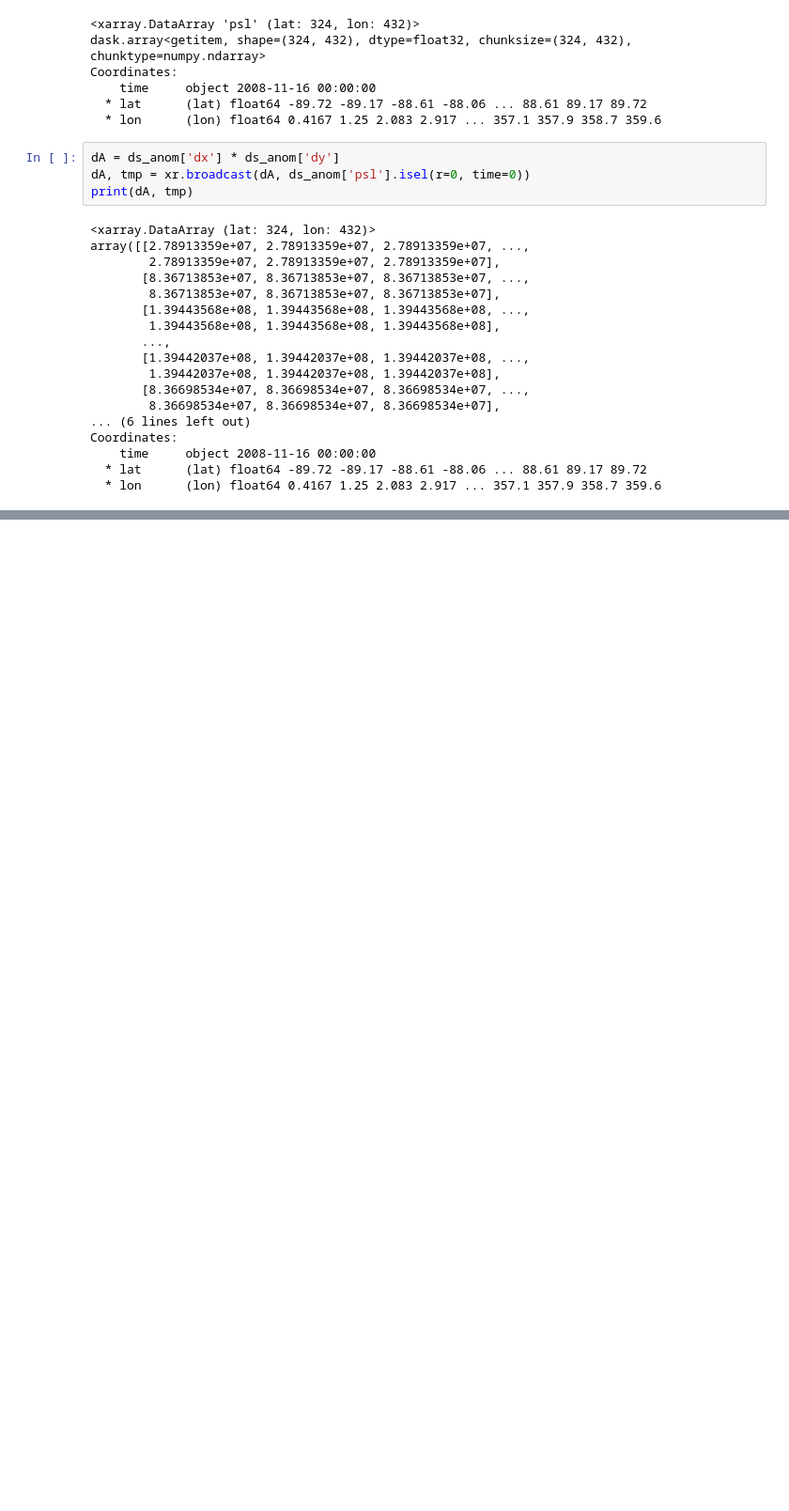
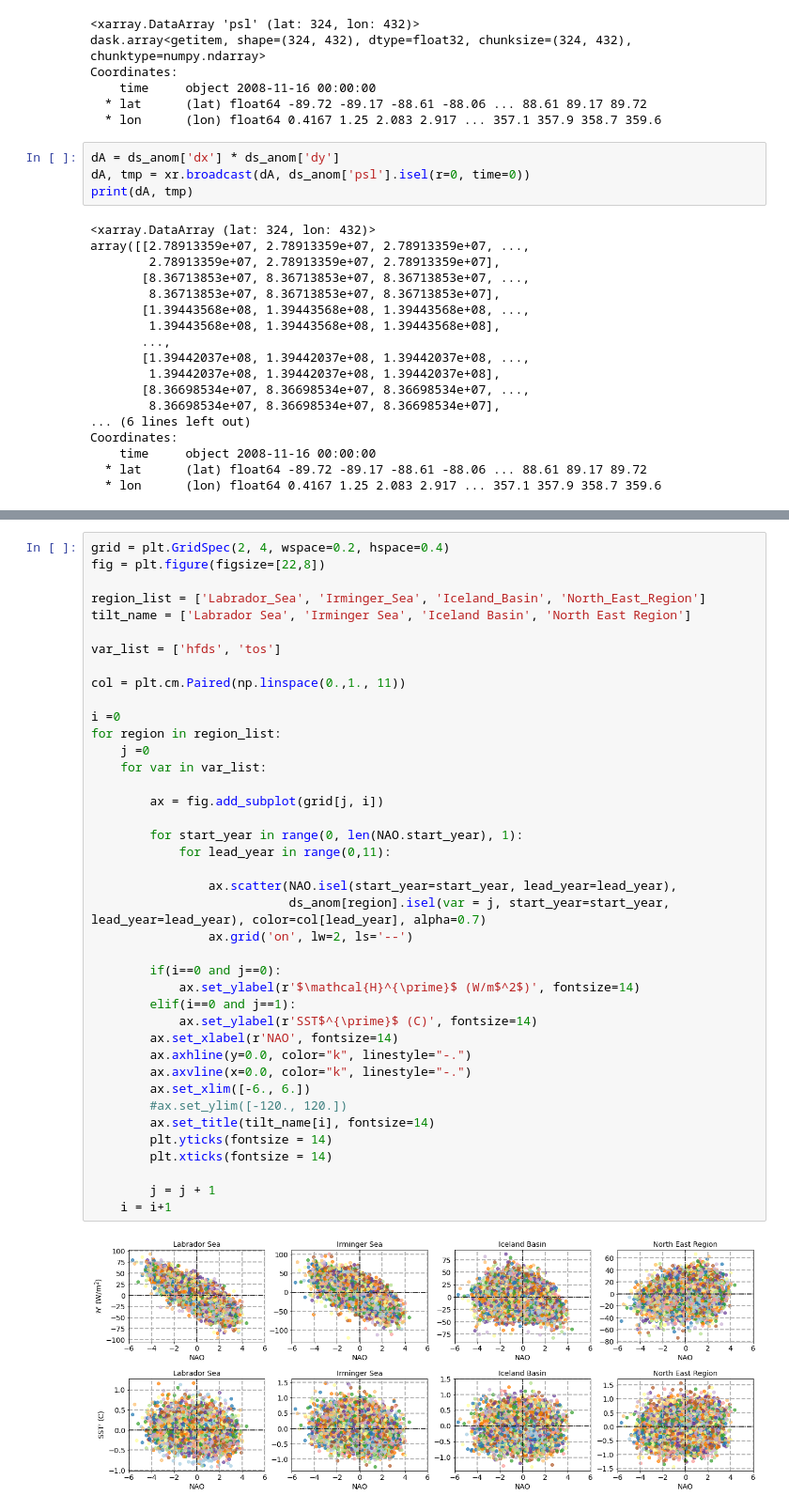
Before and after one commit to hmkhatri/AMOC_Variability_DePreSys_MET, a Jupyter notebook: Notebooks/Quick_Checks/07_Check_NAO_compute.ipynb, the cells around one changed output, grey strips where cells are left out. Shown at 94% size. Saved outputs shown, nothing was run; the diff lists cells and outputs as text; blank space fills up the shorter version.

```diff
--- a/Notebooks/Quick_Checks/07_Check_NAO_compute.ipynb
+++ b/Notebooks/Quick_Checks/07_Check_NAO_compute.ipynb
@@ -218,0 +311,42 @@ Coordinates:
+# %%
+grid = plt.GridSpec(2, 4, wspace=0.2, hspace=0.4)
+fig = plt.figure(figsize=[22,8])
+
+region_list = ['Labrador_Sea', 'Irminger_Sea', 'Iceland_Basin', 'North_East_Region']
+tilt_name = ['Labrador Sea', 'Irminger Sea', 'Iceland Basin', 'North East Region']
+
+var_list = ['hfds', 'tos']
+
+col = plt.cm.Paired(np.linspace(0.,1., 11))
+
+i =0
+for region in region_list:
+    j =0
+    for var in var_list:
+
+        ax = fig.add_subplot(grid[j, i])
+
+        for start_year in range(0, len(NAO.start_year), 1):
+            for lead_year in range(0,11):
+
+                ax.scatter(NAO.isel(start_year=start_year, lead_year=lead_year),
+                           ds_anom[region].isel(var = j, start_year=start_year, lead_year=lead_year), color=col[lead_year], alpha=0.7)
+                ax.grid('on', lw=2, ls='--')
+
+        if(i==0 and j==0):
+            ax.set_ylabel(r'$\mathcal{H}^{\prime}$ (W/m$^2$)', fontsize=14)
+        elif(i==0 and j==1):
+            ax.set_ylabel(r'SST$^{\prime}$ (C)', fontsize=14)
+        ax.set_xlabel(r'NAO', fontsize=14)
+        ax.axhline(y=0.0, color="k", linestyle="-.")
+        ax.axvline(x=0.0, color="k", linestyle="-.")
+        ax.set_xlim([-6., 6.])
+        #ax.set_ylim([-120., 120.])
+        ax.set_title(tilt_name[i], fontsize=14)
+        plt.yticks(fontsize = 14)
+        plt.xticks(fontsize = 14)
+
+        j = j + 1
+    i = i+1
+# %% [output]
+[figure, added]
```
Also changed, not shown: parts of 5 cells of this notebook.
